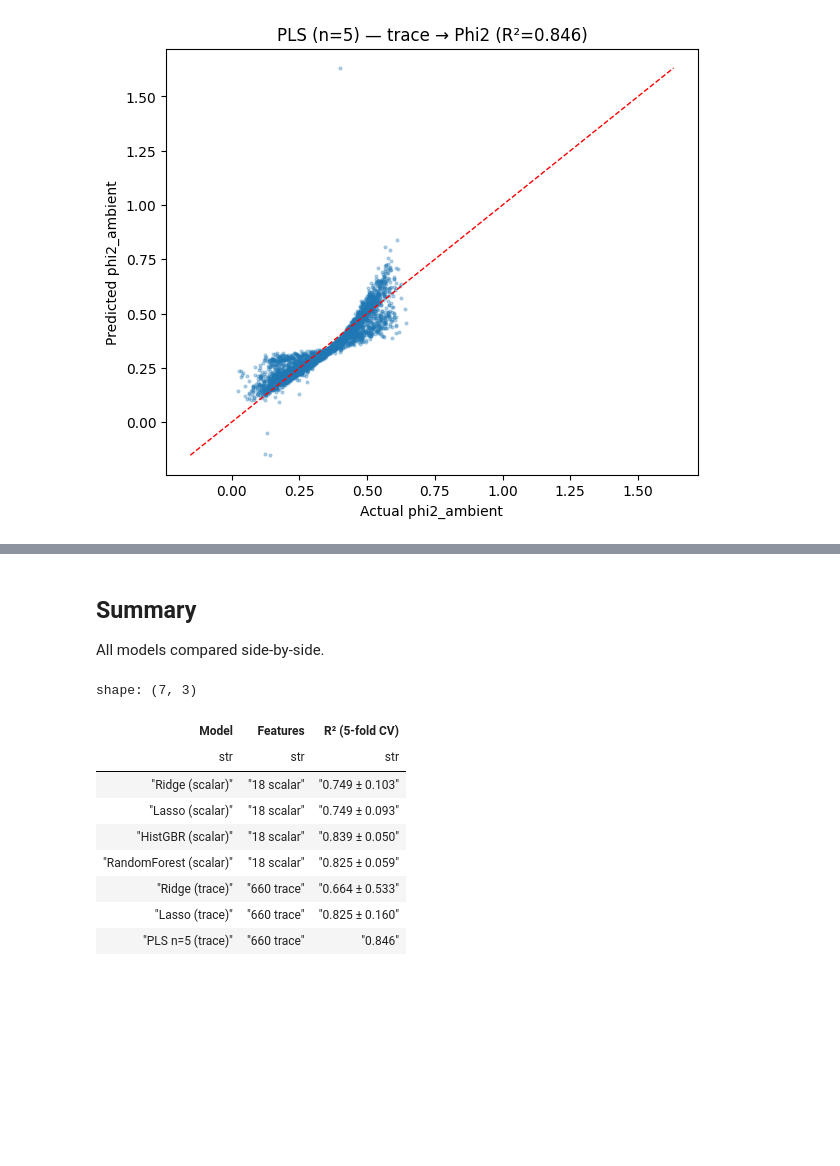
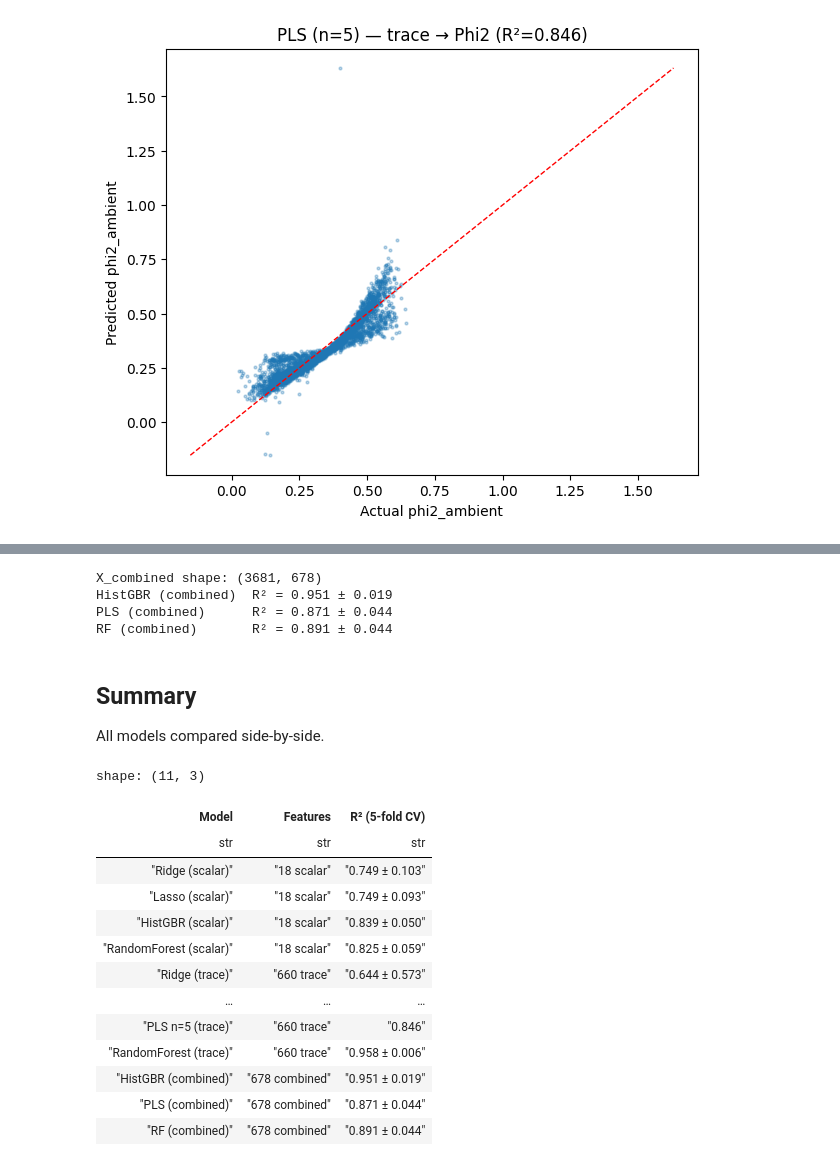
Before and after one commit to Computational-Biology-Aachen/2026-photosynthesis-hackathon-template, a Jupyter notebook: advanced/ml-prediction.ipynb, the cells around one changed output, grey strips where cells are left out. Drawn from its saved outputs; the diff is of its cells as text; code cells hidden in the pictures; blank space fills up the shorter version.

```diff
--- a/advanced/ml-prediction.ipynb
+++ b/advanced/ml-prediction.ipynb
@@ -473,3 +510,48 @@ plt.show()
+# %%
+# Combine: 18 scalar features + 660 trace features = 678 features
+# Use only measurements where we have valid traces
+X_scalar_valid = df.filter(pl.lit(valid_mask)).select(feature_cols).to_numpy()
+X_combined = np.hstack([X_scalar_valid, X_trace])
+print(f"X_combined shape: {X_combined.shape}")
+
+# HistGBR on combined — can handle the mixed feature scales natively
+hgb_combined = HistGradientBoostingRegressor(
+    max_iter=500,
+    learning_rate=0.05,
+    max_depth=6,
+    min_samples_leaf=10,
+)
+hgb_combined_scores = cross_val_score(
+    hgb_combined, X_combined, y_trace, cv=5, scoring="r2"
+)
+print(
+    f"HistGBR (combined)  R² = {hgb_combined_scores.mean():.3f} ± {hgb_combined_scores.std():.3f}"
+)
+
+# PLS on combined (after scaling)
+pls_combined = make_pipeline(StandardScaler(), PLSRegression(n_components=best_n))
+pls_combined_scores = cross_val_score(
+    pls_combined, X_combined, y_trace, cv=5, scoring="r2"
+)
+print(
+    f"PLS (combined)      R² = {pls_combined_scores.mean():.3f} ± {pls_combined_scores.std():.3f}"
+)
+
+# RF on combined
+rf_combined = RandomForestRegressor(
+    n_estimators=500, max_depth=10, min_samples_leaf=10, n_jobs=-1, random_state=42
+)
+rf_combined_scores = cross_val_score(
+    rf_combined, X_combined, y_trace, cv=5, scoring="r2"
+)
+print(
+    f"RF (combined)       R² = {rf_combined_scores.mean():.3f} ± {rf_combined_scores.std():.3f}"
+)
+# %% [output]
+X_combined shape: (3681, 678)
+HistGBR (combined)  R² = 0.951 ± 0.019
+PLS (combined)      R² = 0.871 ± 0.044
+RF (combined)       R² = 0.891 ± 0.044
 # %% [markdown]
 ## Summary
 
@@ -483,39 +565,55 @@ all_results = pl.DataFrame(
             "HistGBR (scalar)",
             "RandomForest (scalar)",
             "Ridge (trace)",
-            "Lasso (trace)",
+            "ElasticNet (trace)",
             f"PLS n={best_n} (trace)",
+            "RandomForest (trace)",
+            "HistGBR (combined)",
+            "PLS (combined)",
+            "RF (combined)",
         ],
         "Features": [
             f"{X_scalar.shape[1]} scalar",
             f"{X_scalar.shape[1]} scalar",
             f"{X_scalar.shape[1]} scalar",
             f"{X_scalar.shape[1]} scalar",
             f"{X_trace.shape[1]} trace",
             f"{X_trace.shape[1]} trace",
             f"{X_trace.shape[1]} trace",
+            f"{X_trace.shape[1]} trace",
+            f"{X_combined.shape[1]} combined",
+            f"{X_combined.shape[1]} combined",
+            f"{X_combined.shape[1]} combined",
         ],
         "R² (5-fold CV)": [
             f"{ridge_scores.mean():.3f} ± {ridge_scores.std():.3f}",
             f"{lasso_scores.mean():.3f} ± {lasso_scores.std():.3f}",
             f"{hgb_scores.mean():.3f} ± {hgb_scores.std():.3f}",
             f"{rf_scores.mean():.3f} ± {rf_scores.std():.3f}",
             f"{ridge_trace_scores.mean():.3f} ± {ridge_trace_scores.std():.3f}",
-            f"{lasso_trace_scores.mean():.3f} ± {lasso_trace_scores.std():.3f}",
+            f"{elastic_trace_scores.mean():.3f} ± {elastic_trace_scores.std():.3f}",
             f"{pls_r2:.3f}",
+            f"{rf_trace_scores.mean():.3f} ± {rf_trace_scores.std():.3f}",
+            f"{hgb_combined_scores.mean():.3f} ± {hgb_combined_scores.std():.3f}",
+            f"{pls_combined_scores.mean():.3f} ± {pls_combined_scores.std():.3f}",
+            f"{rf_combined_scores.mean():.3f} ± {rf_combined_scores.std():.3f}",
         ],
     }
 )
 
 all_results
 # %% [output]
-shape: (7, 3)
+shape: (11, 3)
 | Model | Features | R² (5-fold CV) |
 | str | str | str |
 | "Ridge (scalar)" | "18 scalar" | "0.749 ± 0.103" |
 | "Lasso (scalar)" | "18 scalar" | "0.749 ± 0.093" |
 | "HistGBR (scalar)" | "18 scalar" | "0.839 ± 0.050" |
 | "RandomForest (scalar)" | "18 scalar" | "0.825 ± 0.059" |
-| "Ridge (trace)" | "660 trace" | "0.664 ± 0.533" |
-| "Lasso (trace)" | "660 trace" | "0.825 ± 0.160" |
+| "Ridge (trace)" | "660 trace" | "0.644 ± 0.573" |
+| … | … | … |
 | "PLS n=5 (trace)" | "660 trace" | "0.846" |
+| "RandomForest (trace)" | "660 trace" | "0.958 ± 0.006" |
+| "HistGBR (combined)" | "678 combined" | "0.951 ± 0.019" |
+| "PLS (combined)" | "678 combined" | "0.871 ± 0.044" |
+| "RF (combined)" | "678 combined" | "0.891 ± 0.044" |
```
Also changed, not shown: parts of 6 cells of this notebook, 3 other files.
